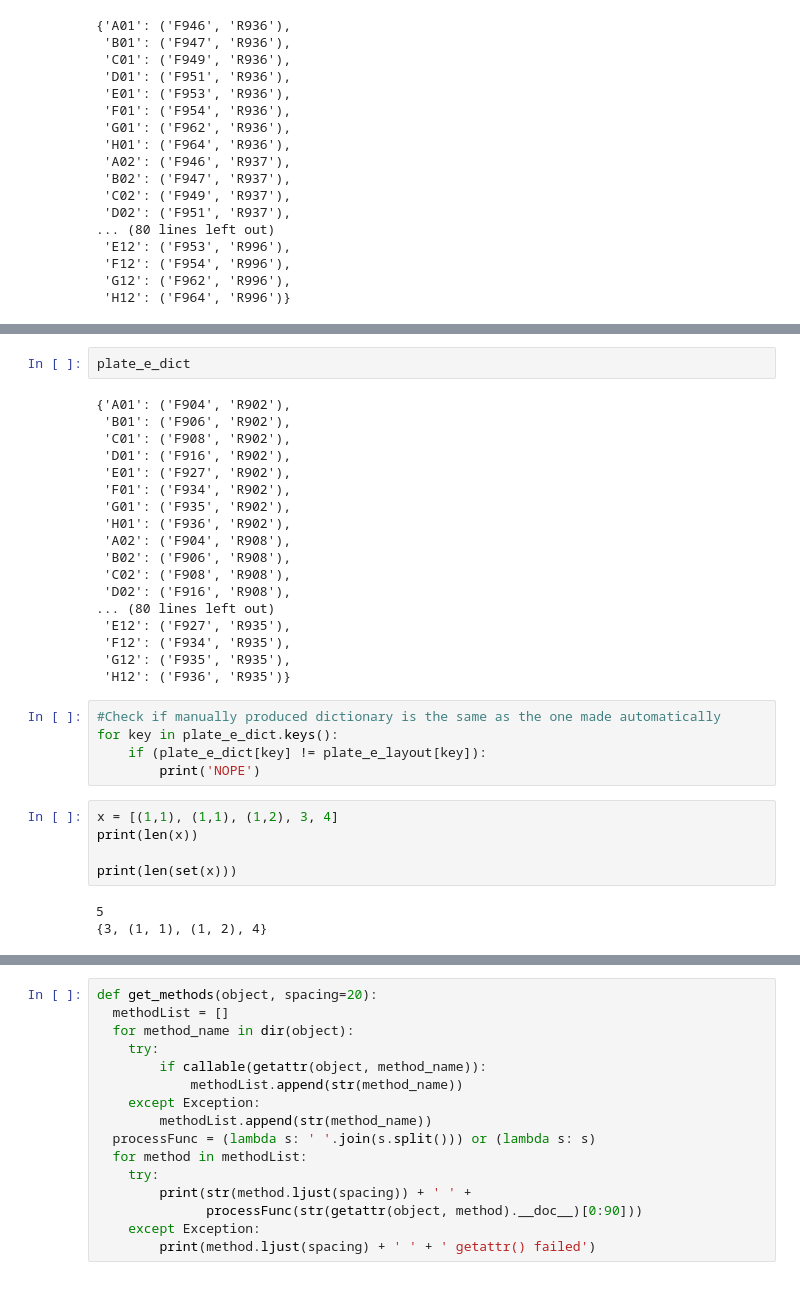
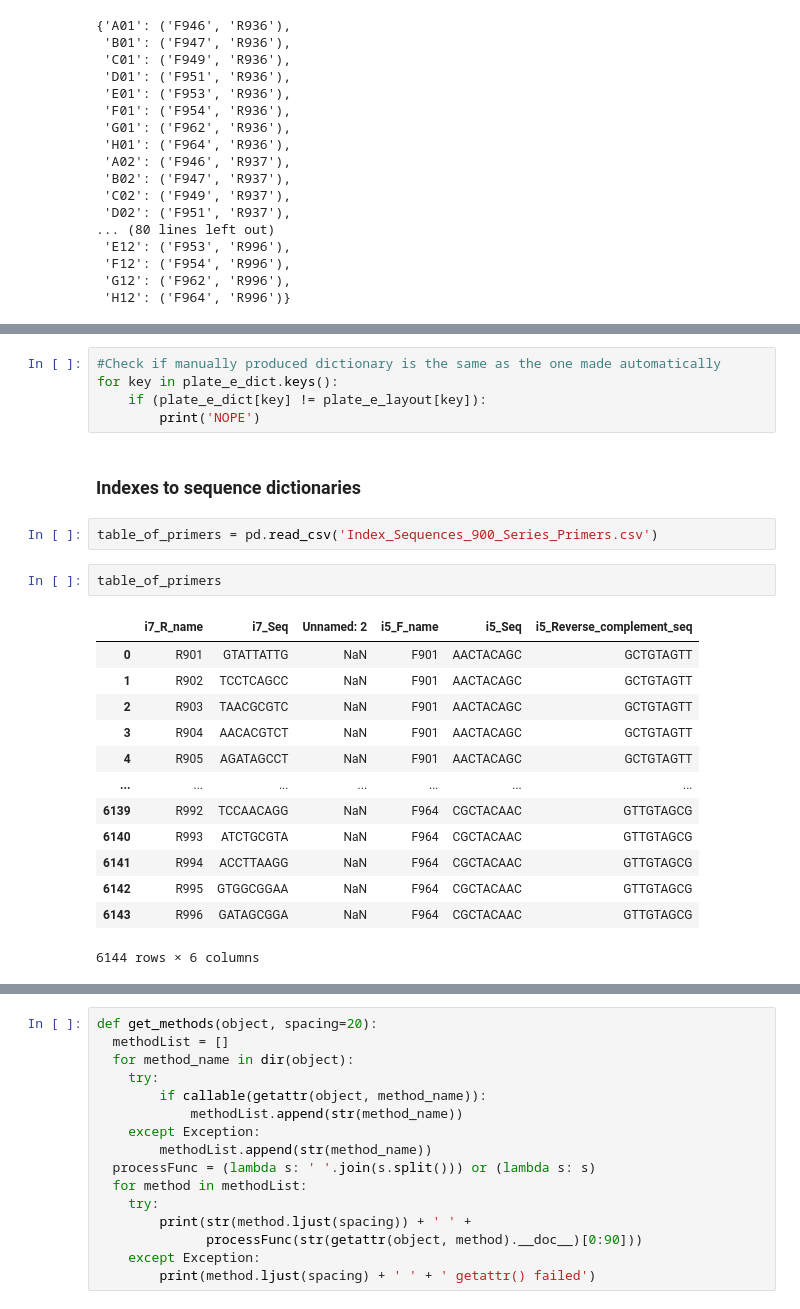
Before and after one commit to BioSpyder-Bioinformatics/notes-documentation, a Jupyter notebook: sample_sheet_code/sample_sheet_maker_v1.ipynb, the cells around one changed output, grey strips where cells are left out. Cells and saved outputs as stored; diff of their text form.

Commit message:
all primer sequences

```diff
--- a/sample_sheet_code/sample_sheet_maker_v1.ipynb
+++ b/sample_sheet_code/sample_sheet_maker_v1.ipynb
@@ -713,33 +720,25 @@ len(dictionary)
-# %%
-plate_e_dict
-# %% [output]
-{'A01': ('F904', 'R902'),
- 'B01': ('F906', 'R902'),
- 'C01': ('F908', 'R902'),
- 'D01': ('F916', 'R902'),
- 'E01': ('F927', 'R902'),
- 'F01': ('F934', 'R902'),
- 'G01': ('F935', 'R902'),
- 'H01': ('F936', 'R902'),
- 'A02': ('F904', 'R908'),
- 'B02': ('F906', 'R908'),
- 'C02': ('F908', 'R908'),
- 'D02': ('F916', 'R908'),
-... (80 lines left out)
- 'E12': ('F927', 'R935'),
- 'F12': ('F934', 'R935'),
- 'G12': ('F935', 'R935'),
- 'H12': ('F936', 'R935')}
 # %%
 #Check if manually produced dictionary is the same as the one made automatically
 for key in plate_e_dict.keys():
     if (plate_e_dict[key] != plate_e_layout[key]):
         print('NOPE')
-# %%
-x = [(1,1), (1,1), (1,2), 3, 4]
-print(len(x))
-
-print(len(set(x)))
-# %% [output]
-5
-{3, (1, 1), (1, 2), 4}
+# %% [markdown]
+### Indexes to sequence dictionaries
+# %%
+table_of_primers = pd.read_csv('Index_Sequences_900_Series_Primers.csv')
+# %%
+table_of_primers
+# %% [output]
+|  | i7_R_name | i7_Seq | Unnamed: 2 | i5_F_name | i5_Seq | i5_Reverse_complement_seq |
+| 0 | R901 | GTATTATTG | NaN | F901 | AACTACAGC | GCTGTAGTT |
+| 1 | R902 | TCCTCAGCC | NaN | F901 | AACTACAGC | GCTGTAGTT |
+| 2 | R903 | TAACGCGTC | NaN | F901 | AACTACAGC | GCTGTAGTT |
+| 3 | R904 | AACACGTCT | NaN | F901 | AACTACAGC | GCTGTAGTT |
+| 4 | R905 | AGATAGCCT | NaN | F901 | AACTACAGC | GCTGTAGTT |
+| ... | ... | ... | ... | ... | ... | ... |
+| 6139 | R992 | TCCAACAGG | NaN | F964 | CGCTACAAC | GTTGTAGCG |
+| 6140 | R993 | ATCTGCGTA | NaN | F964 | CGCTACAAC | GTTGTAGCG |
+| 6141 | R994 | ACCTTAAGG | NaN | F964 | CGCTACAAC | GTTGTAGCG |
+| 6142 | R995 | GTGGCGGAA | NaN | F964 | CGCTACAAC | GTTGTAGCG |
+| 6143 | R996 | GATAGCGGA | NaN | F964 | CGCTACAAC | GTTGTAGCG |
+6144 rows × 6 columns
```
Also changed, not shown: parts of 11 cells of this notebook, 2 other files.
